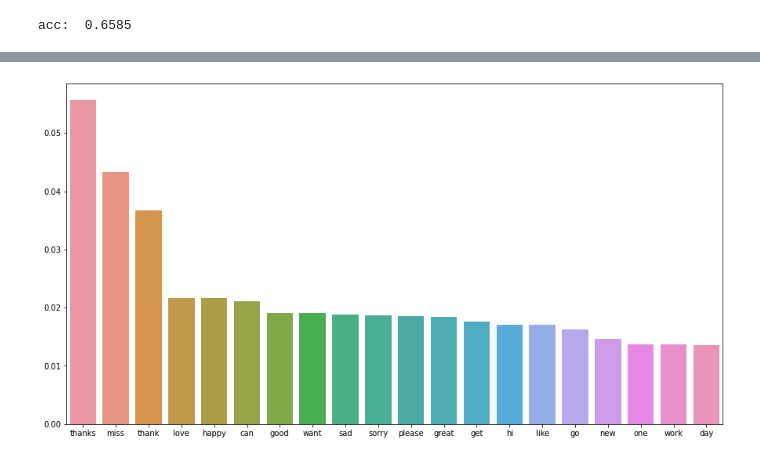
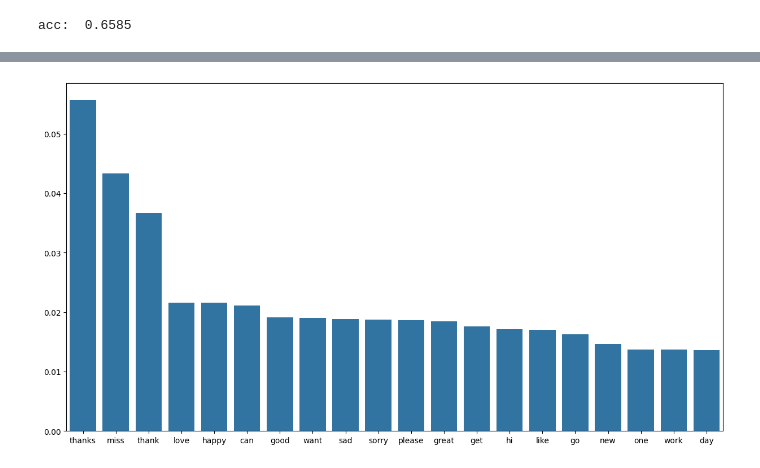
Before and after one commit to darkanita/eafit_masterclass, a Jupyter notebook: NLP_bootcamp.ipynb, the cells around one changed output, grey strips where cells are left out. Cells and saved outputs as stored; diff of their text form; code cells hidden in the pictures.

```diff
--- a/NLP_bootcamp.ipynb
+++ b/NLP_bootcamp.ipynb
@@ -622,18 +660,18 @@ confusion(test_y,y_pred)
 # %%
 importances = rf.feature_importances_
 
-all_words = vectorizer.get_feature_names()
+all_words = vectorizer.get_feature_names_out()
 columns = all_words
 
 # Sort by importance and take the first 20
 indices = np.argsort(importances)[::-1]
 indices = indices[:20]
 selected_columns = [columns[i] for i in indices]
 selected_importances = importances[indices]
 
 # Graph the results
 plt.figure(figsize = (15,8))
-sns.barplot(selected_columns, selected_importances)
+sns.barplot(x=selected_columns, y=selected_importances)
 plt.show()
 # %% [output]
-[figure, old version]
+[figure, new version]
```
Also changed, not shown: parts of 17 cells of this notebook.
